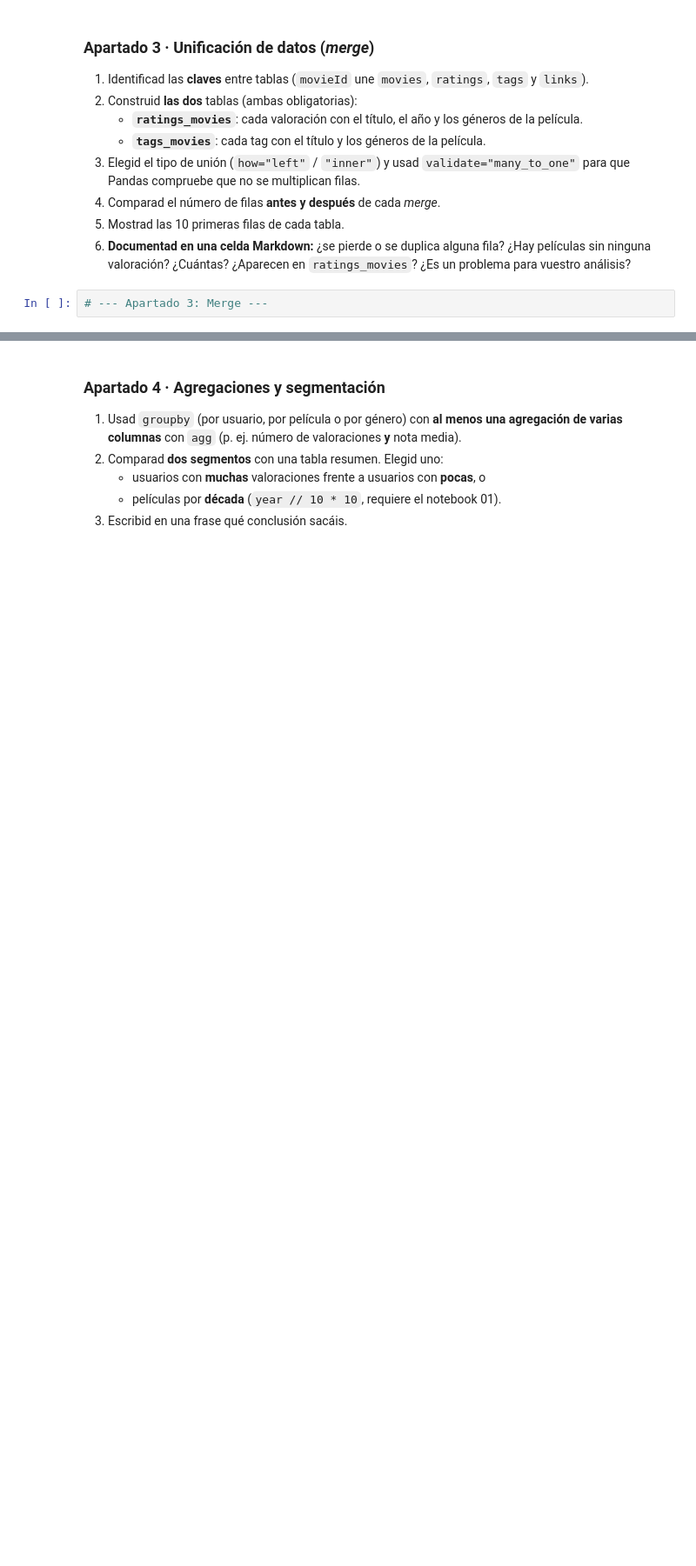
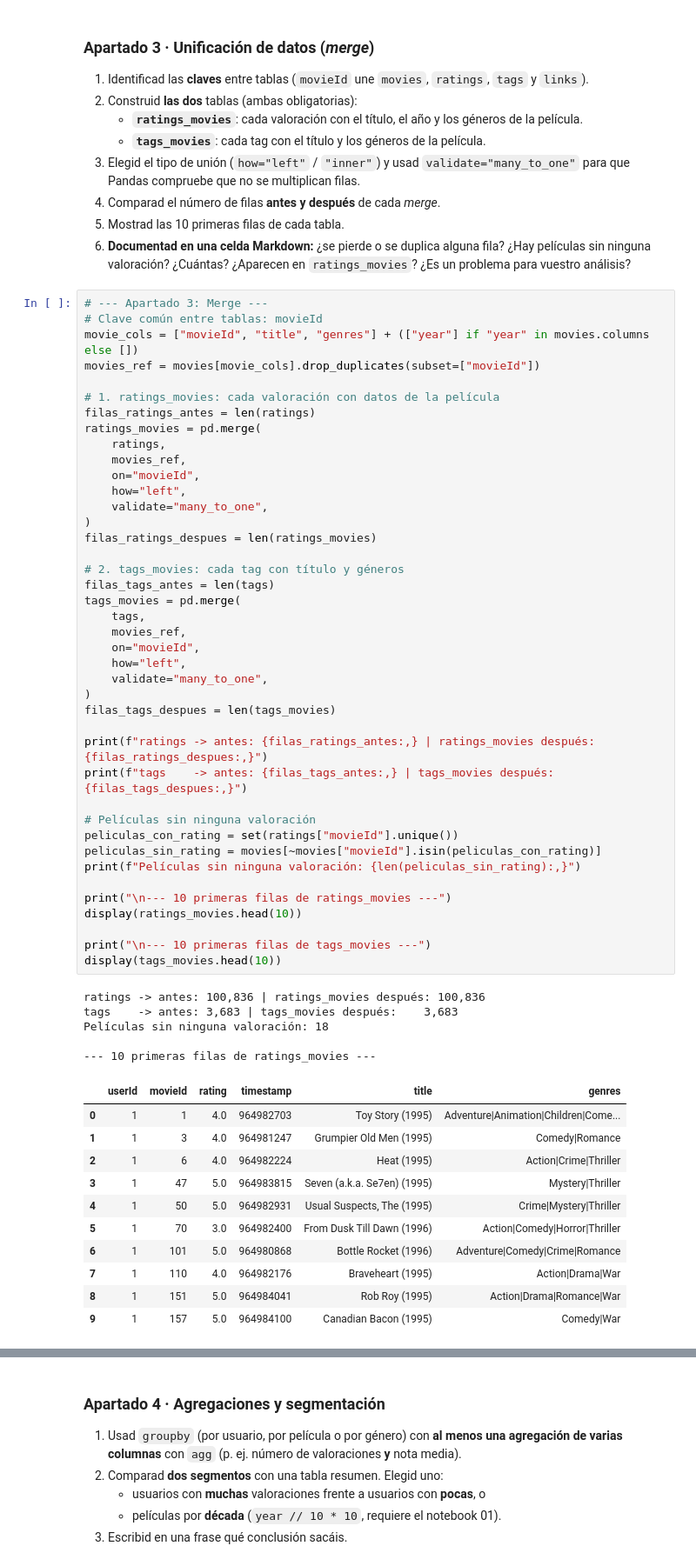
Before and after one commit to vmmaiz/tc-catalogo-peliculas, a Jupyter notebook: 02_analisis.ipynb, the cells around one changed output, grey strips where cells are left out. Shown at 87% size. Drawn from its saved outputs; the diff is of its cells as text; blank space fills up the shorter version.

Commit message:
feat(02-analisis): merge de tablas y agregaciones por segmentos

```diff
--- a/02_analisis.ipynb
+++ b/02_analisis.ipynb
@@ -45,3 +48,59 @@ print(movies.shape, ratings.shape, tags.shape)
 6. **Documentad en una celda Markdown:** ¿se pierde o se duplica alguna fila? ¿Hay películas sin ninguna valoración? ¿Cuántas? ¿Aparecen en `ratings_movies`? ¿Es un problema para vuestro análisis?
 # %%
 # --- Apartado 3: Merge ---
+# Clave común entre tablas: movieId
+movie_cols = ["movieId", "title", "genres"] + (["year"] if "year" in movies.columns else [])
+movies_ref = movies[movie_cols].drop_duplicates(subset=["movieId"])
+
+# 1. ratings_movies: cada valoración con datos de la película
+filas_ratings_antes = len(ratings)
+ratings_movies = pd.merge(
+    ratings,
+    movies_ref,
+    on="movieId",
+    how="left",
+    validate="many_to_one",
+)
+filas_ratings_despues = len(ratings_movies)
+
+# 2. tags_movies: cada tag con título y géneros
+filas_tags_antes = len(tags)
+tags_movies = pd.merge(
+    tags,
+    movies_ref,
+    on="movieId",
+    how="left",
+    validate="many_to_one",
+)
+filas_tags_despues = len(tags_movies)
+
+print(f"ratings -> antes: {filas_ratings_antes:,} | ratings_movies después: {filas_ratings_despues:,}")
+print(f"tags    -> antes: {filas_tags_antes:,} | tags_movies después:    {filas_tags_despues:,}")
+
+# Películas sin ninguna valoración
+peliculas_con_rating = set(ratings["movieId"].unique())
+peliculas_sin_rating = movies[~movies["movieId"].isin(peliculas_con_rating)]
+print(f"Películas sin ninguna valoración: {len(peliculas_sin_rating):,}")
+
+print("\n--- 10 primeras filas de ratings_movies ---")
+display(ratings_movies.head(10))
+
+print("\n--- 10 primeras filas de tags_movies ---")
+display(tags_movies.head(10))
+# %% [output]
+ratings -> antes: 100,836 | ratings_movies después: 100,836
+tags    -> antes: 3,683 | tags_movies después:    3,683
+Películas sin ninguna valoración: 18
+
+--- 10 primeras filas de ratings_movies ---
+|  | userId | movieId | rating | timestamp | title | genres |
+| 0 | 1 | 1 | 4.0 | 964982703 | Toy Story (1995) | Adventure|Animation|Children|Come... |
+| 1 | 1 | 3 | 4.0 | 964981247 | Grumpier Old Men (1995) | Comedy|Romance |
+| 2 | 1 | 6 | 4.0 | 964982224 | Heat (1995) | Action|Crime|Thriller |
+| 3 | 1 | 47 | 5.0 | 964983815 | Seven (a.k.a. Se7en) (1995) | Mystery|Thriller |
+| 4 | 1 | 50 | 5.0 | 964982931 | Usual Suspects, The (1995) | Crime|Mystery|Thriller |
+| 5 | 1 | 70 | 3.0 | 964982400 | From Dusk Till Dawn (1996) | Action|Comedy|Horror|Thriller |
+| 6 | 1 | 101 | 5.0 | 964980868 | Bottle Rocket (1996) | Adventure|Comedy|Crime|Romance |
+| 7 | 1 | 110 | 4.0 | 964982176 | Braveheart (1995) | Action|Drama|War |
+| 8 | 1 | 151 | 5.0 | 964984041 | Rob Roy (1995) | Action|Drama|Romance|War |
+| 9 | 1 | 157 | 5.0 | 964984100 | Canadian Bacon (1995) | Comedy|War |
```
Also changed, not shown: parts of 4 cells of this notebook.
